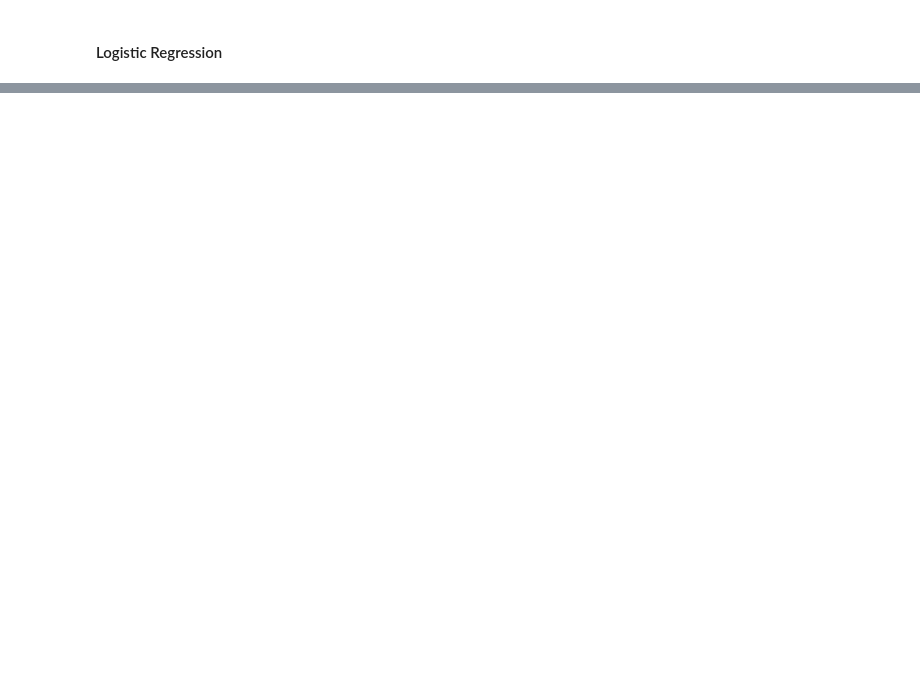
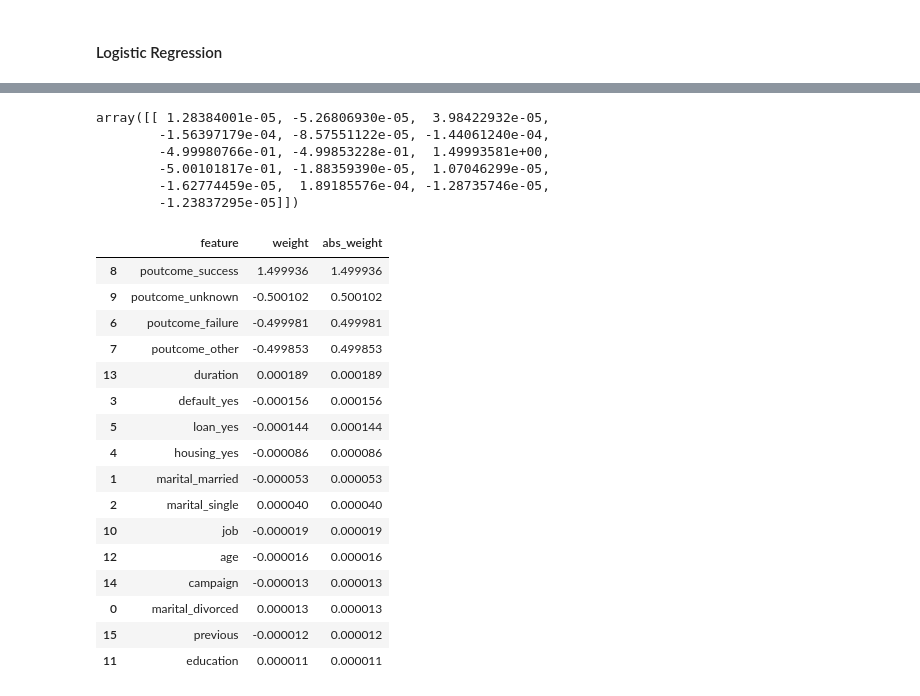
Before and after one commit to ashwin-kambli/ML-ClassifiersComparision-BankMarketing, a Jupyter notebook: ML - Comparing Classifiers - Bank Marketing Data.ipynb, the cells around one changed output, grey strips where cells are left out. Drawn from its saved outputs; the diff is of its cells as text; code cells hidden in the pictures; blank space fills up the shorter version.

```diff
--- a/ML - Comparing Classifiers - Bank Marketing Data.ipynb
+++ b/ML - Comparing Classifiers - Bank Marketing Data.ipynb
@@ -389,0 +526,14 @@ lr_feature_weights.sort_values(by=['abs_weight'], ascending=False)
+# %%
+svm_param_grid =  {
+    'model__kernel': ['linear', 'poly', 'rbf', 'sigmoid']
+}
+
+svm_pipe = Pipeline([
+    ('preprocessor', transformer),
+    ('model', SVC())
+])
+# %%
+%%time
+
+svc_grid = GridSearchCV(svm_pipe, param_grid=svm_param_grid, cv=5)
+svc_grid.fit(X_train, y_train)
@@ -389,0 +616,9 @@ lr_feature_weights.sort_values(by=['abs_weight'], ascending=False)
+# %%
+svm_linear_pipe = Pipeline([
+    ('preprocessor', transformer),
+    ('model', SVC(kernel='linear'))
+])
+# %%
+%%time
+
+svm_linear_pipe.fit(X_train, y_train)
@@ -389,0 +671,36 @@ lr_feature_weights.sort_values(by=['abs_weight'], ascending=False)
+# %%
+svm_linear_pipe['model'].coef_
+# %% [output]
+array([[ 1.28384001e-05, -5.26806930e-05,  3.98422932e-05,
+        -1.56397179e-04, -8.57551122e-05, -1.44061240e-04,
+        -4.99980766e-01, -4.99853228e-01,  1.49993581e+00,
+        -5.00101817e-01, -1.88359390e-05,  1.07046299e-05,
+        -1.62774459e-05,  1.89185576e-04, -1.28735746e-05,
+        -1.23837295e-05]])
+# %%
+# let us get the coefficients of the features used in the best estimator
+svm_feature_weights = pd.DataFrame({
+    'feature': tx_feature_names,
+    'weight': svm_linear_pipe['model'].coef_[0]
+})
+svm_feature_weights['abs_weight'] = abs(svm_feature_weights['weight'])
+
+svm_feature_weights.sort_values(by=['abs_weight'], ascending=False)
+# %% [output]
+|  | feature | weight | abs_weight |
+| 8 | poutcome_success | 1.499936 | 1.499936 |
+| 9 | poutcome_unknown | -0.500102 | 0.500102 |
+| 6 | poutcome_failure | -0.499981 | 0.499981 |
+| 7 | poutcome_other | -0.499853 | 0.499853 |
+| 13 | duration | 0.000189 | 0.000189 |
+| 3 | default_yes | -0.000156 | 0.000156 |
+| 5 | loan_yes | -0.000144 | 0.000144 |
+| 4 | housing_yes | -0.000086 | 0.000086 |
+| 1 | marital_married | -0.000053 | 0.000053 |
+| 2 | marital_single | 0.000040 | 0.000040 |
+| 10 | job | -0.000019 | 0.000019 |
+| 12 | age | -0.000016 | 0.000016 |
+| 14 | campaign | -0.000013 | 0.000013 |
+| 0 | marital_divorced | 0.000013 | 0.000013 |
+| 15 | previous | -0.000012 | 0.000012 |
+| 11 | education | 0.000011 | 0.000011 |
```
Also changed, not shown: parts of 37 cells of this notebook.
